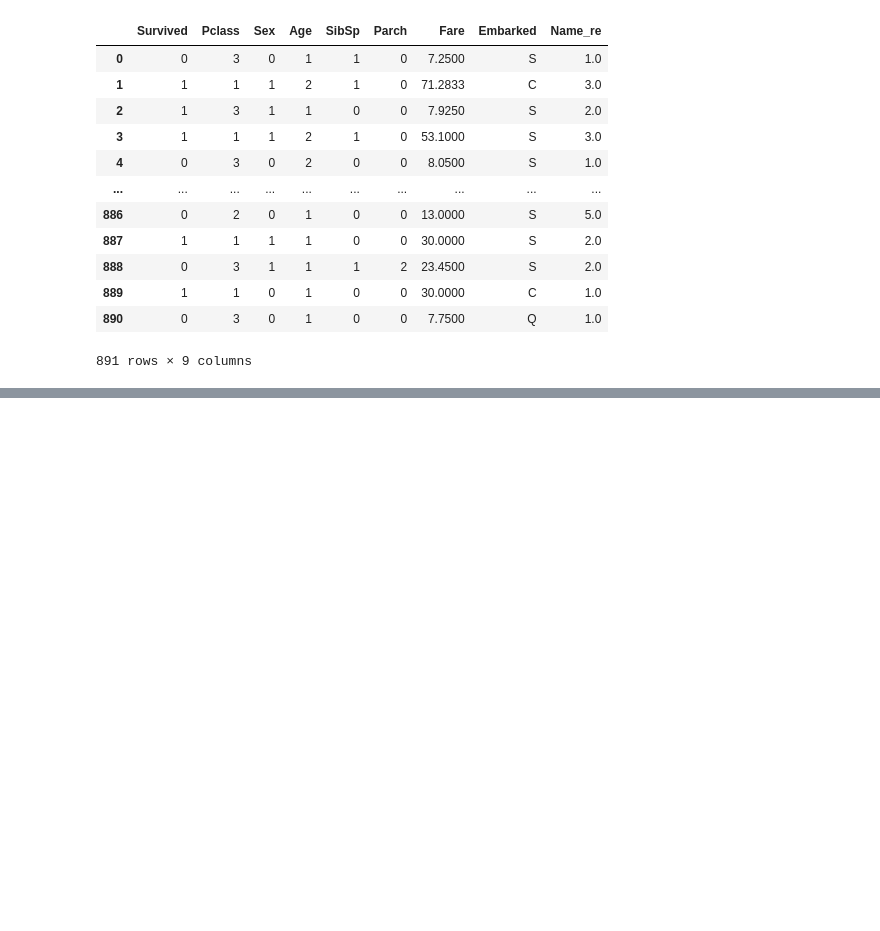
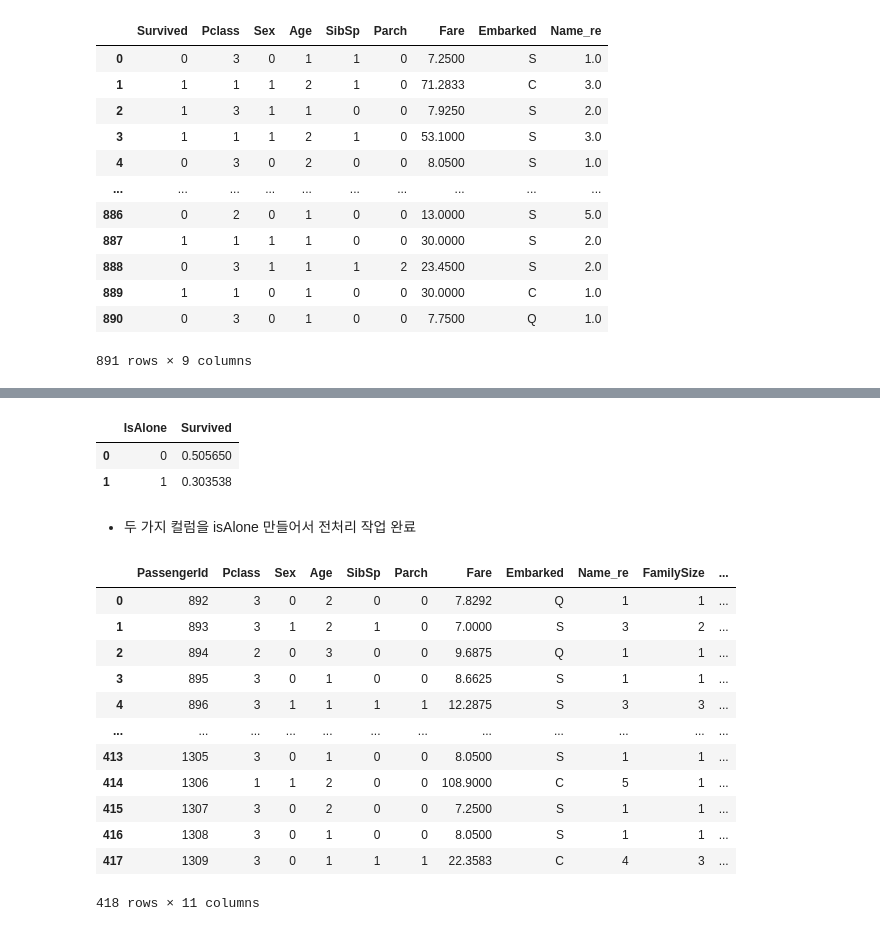
Before and after one commit to jeon99yu/BDA_Data, a Jupyter notebook: DataAnalysis(머신러닝)/복습_이정규63_1228.ipynb, the cells around one changed output, grey strips where cells are left out. Cells and saved outputs as stored; diff of their text form; code cells hidden in the pictures; blank space fills up the shorter version.

```diff
--- a/DataAnalysis(머신러닝)/복습_이정규63_1228.ipynb
+++ b/DataAnalysis(머신러닝)/복습_이정규63_1228.ipynb
@@ -347,0 +439,24 @@ train_df
+# %%
+combine[0][['IsAlone','Survived']].groupby(['IsAlone'], as_index=False).mean()
+# %% [output]
+|  | IsAlone | Survived |
+| 0 | 0 | 0.505650 |
+| 1 | 1 | 0.303538 |
+# %% [markdown]
+- 두 가지 컬럼을 isAlone 만들어서 전처리 작업 완료
+# %%
+combine[1]
+# %% [output]
+|  | PassengerId | Pclass | Sex | Age | SibSp | Parch | Fare | Embarked | Name_re | FamilySize | ... |
+| 0 | 892 | 3 | 0 | 2 | 0 | 0 | 7.8292 | Q | 1 | 1 | ... |
+| 1 | 893 | 3 | 1 | 2 | 1 | 0 | 7.0000 | S | 3 | 2 | ... |
+| 2 | 894 | 2 | 0 | 3 | 0 | 0 | 9.6875 | Q | 1 | 1 | ... |
+| 3 | 895 | 3 | 0 | 1 | 0 | 0 | 8.6625 | S | 1 | 1 | ... |
+| 4 | 896 | 3 | 1 | 1 | 1 | 1 | 12.2875 | S | 3 | 3 | ... |
+| ... | ... | ... | ... | ... | ... | ... | ... | ... | ... | ... | ... |
+| 413 | 1305 | 3 | 0 | 1 | 0 | 0 | 8.0500 | S | 1 | 1 | ... |
+| 414 | 1306 | 1 | 1 | 2 | 0 | 0 | 108.9000 | C | 5 | 1 | ... |
+| 415 | 1307 | 3 | 0 | 2 | 0 | 0 | 7.2500 | S | 1 | 1 | ... |
+| 416 | 1308 | 3 | 0 | 1 | 0 | 0 | 8.0500 | S | 1 | 1 | ... |
+| 417 | 1309 | 3 | 0 | 1 | 1 | 1 | 22.3583 | C | 4 | 3 | ... |
+418 rows × 11 columns
```
Also changed, not shown: parts of 49 cells of this notebook.
